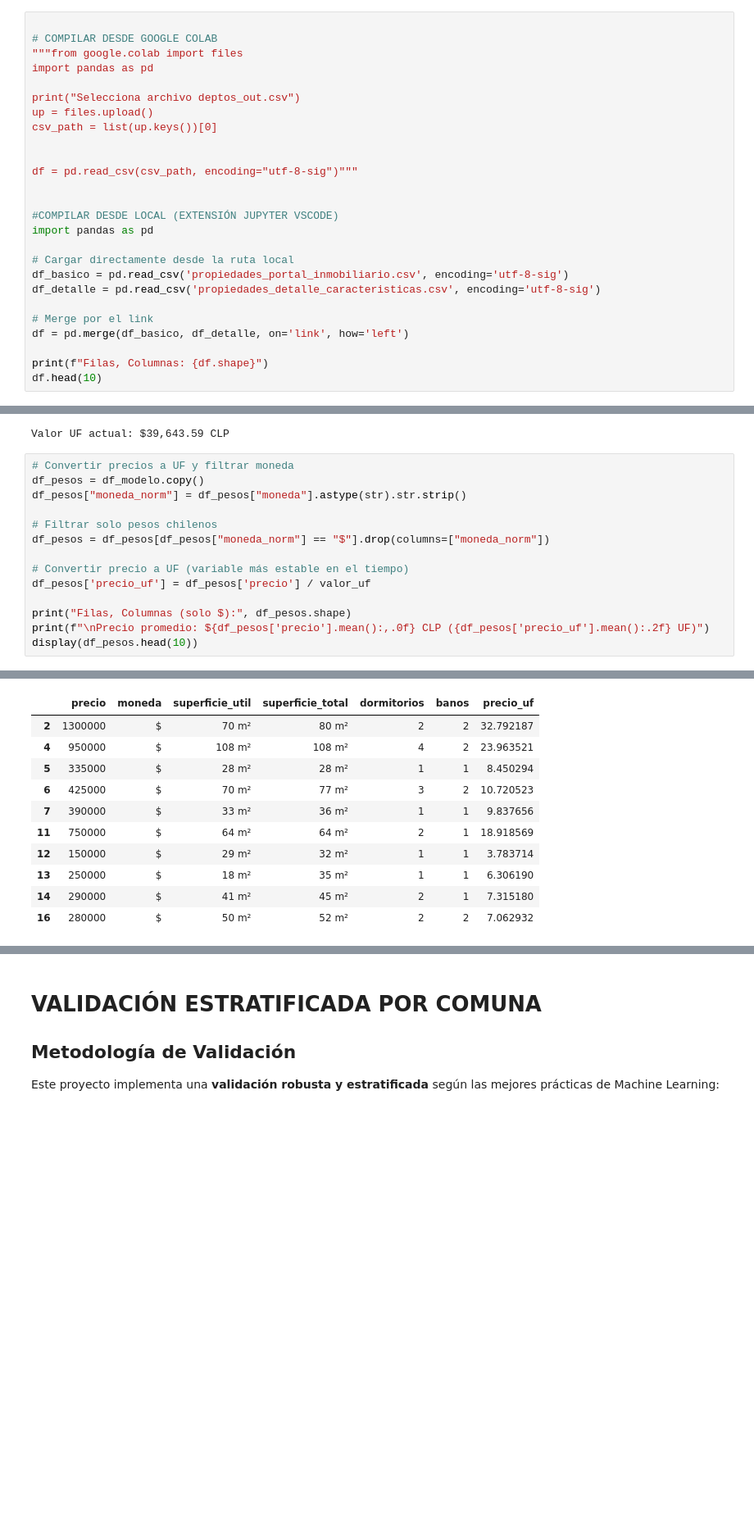
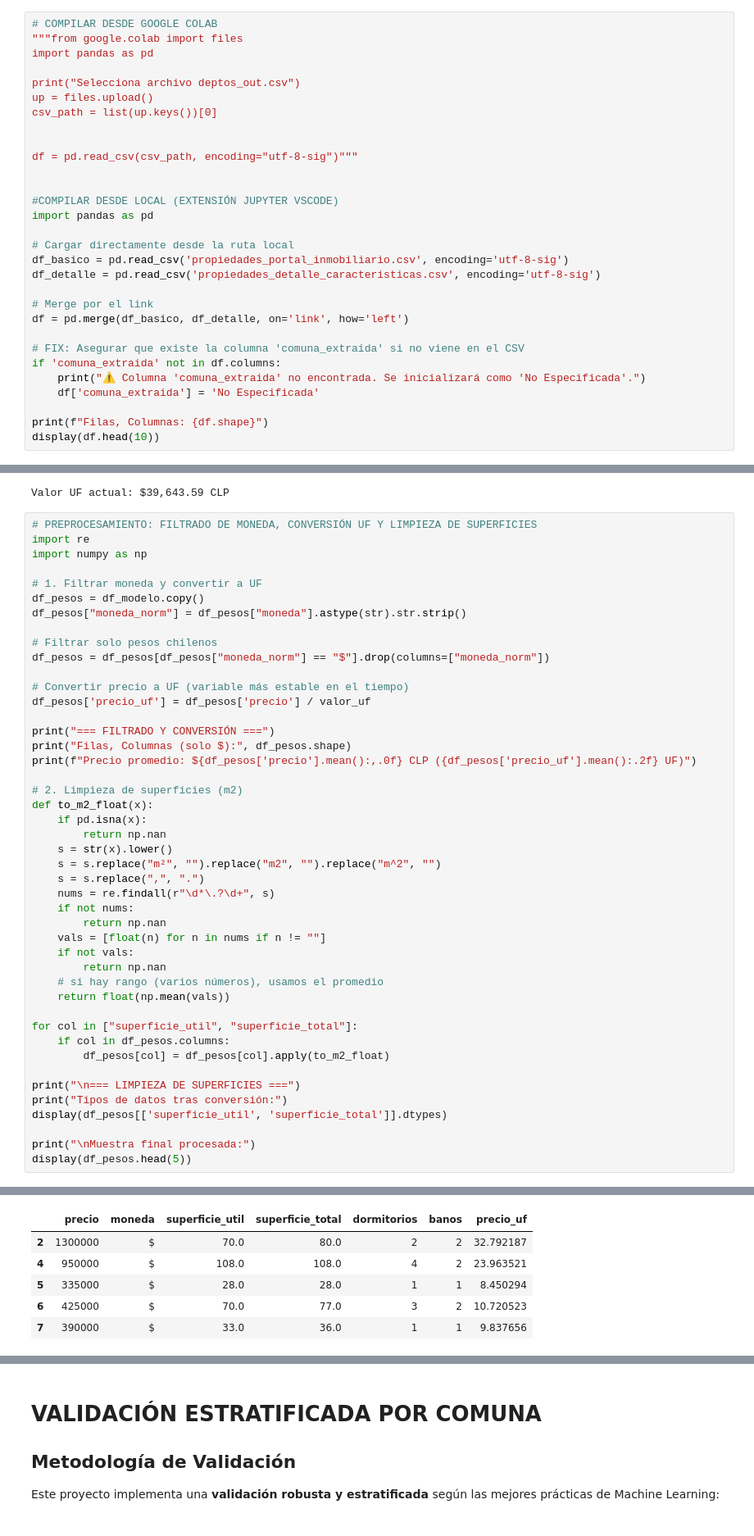
Before and after one commit to alexisnasus/data-science, a Jupyter notebook: Proyecto_Data_Science.ipynb, the cells around one changed output, grey strips where cells are left out. Shown at 82% size. Cells and saved outputs as stored; diff of their text form; blank space fills up the shorter version.

```diff
--- a/Proyecto_Data_Science.ipynb
+++ b/Proyecto_Data_Science.ipynb
@@ -1,5 +1,4 @@
 # %%
-
 # COMPILAR DESDE GOOGLE COLAB
 """from google.colab import files
 import pandas as pd
@@ -22,6 +21,11 @@ df_detalle = pd.read_csv('propiedades_detalle_caracteristicas.csv', encoding='ut
 # Merge por el link
 df = pd.merge(df_basico, df_detalle, on='link', how='left')
 
+# FIX: Asegurar que existe la columna 'comuna_extraida' si no viene en el CSV
+if 'comuna_extraida' not in df.columns:
+    print("⚠️ Columna 'comuna_extraida' no encontrada. Se inicializará como 'No Especificada'.")
+    df['comuna_extraida'] = 'No Especificada'
+
 print(f"Filas, Columnas: {df.shape}")
-df.head(10)
+display(df.head(10))
 # %% [output]
@@ -760,7 +677,11 @@ df['valor_uf_referencia'] = valor_uf
 # %% [output]
 Valor UF actual: $39,643.59 CLP
 # %%
-# Convertir precios a UF y filtrar moneda
+# PREPROCESAMIENTO: FILTRADO DE MONEDA, CONVERSIÓN UF Y LIMPIEZA DE SUPERFICIES
+import re
+import numpy as np
+
+# 1. Filtrar moneda y convertir a UF
 df_pesos = df_modelo.copy()
 df_pesos["moneda_norm"] = df_pesos["moneda"].astype(str).str.strip()
 
@@ -770,7 +691,34 @@ df_pesos = df_pesos[df_pesos["moneda_norm"] == "$"].drop(columns=["moneda_norm"]
 # Convertir precio a UF (variable más estable en el tiempo)
 df_pesos['precio_uf'] = df_pesos['precio'] / valor_uf
 
+print("=== FILTRADO Y CONVERSIÓN ===")
 print("Filas, Columnas (solo $):", df_pesos.shape)
-print(f"\nPrecio promedio: ${df_pesos['precio'].mean():,.0f} CLP ({df_pesos['precio_uf'].mean():.2f} UF)")
-display(df_pesos.head(10))
+print(f"Precio promedio: ${df_pesos['precio'].mean():,.0f} CLP ({df_pesos['precio_uf'].mean():.2f} UF)")
+
+# 2. Limpieza de superficies (m2)
+def to_m2_float(x):
+    if pd.isna(x):
+        return np.nan
+    s = str(x).lower()
+    s = s.replace("m²", "").replace("m2", "").replace("m^2", "")
+    s = s.replace(",", ".")
+    nums = re.findall(r"\d*\.?\d+", s)
+    if not nums:
+        return np.nan
+    vals = [float(n) for n in nums if n != ""]
+    if not vals:
+        return np.nan
+    # si hay rango (varios números), usamos el promedio
+    return float(np.mean(vals))
+
+for col in ["superficie_util", "superficie_total"]:
+    if col in df_pesos.columns:
+        df_pesos[col] = df_pesos[col].apply(to_m2_float)
+
+print("\n=== LIMPIEZA DE SUPERFICIES ===")
+print("Tipos de datos tras conversión:")
+display(df_pesos[['superficie_util', 'superficie_total']].dtypes)
+
+print("\nMuestra final procesada:")
+display(df_pesos.head(5))
 # %% [output]
@@ -780,11 +735,6 @@ Precio promedio: $501,742 CLP (12.66 UF)
 |  | precio | moneda | superficie_util | superficie_total | dormitorios | banos | precio_uf |
-| 2 | 1300000 | $ | 70 m² | 80 m² | 2 | 2 | 32.792187 |
-| 4 | 950000 | $ | 108 m² | 108 m² | 4 | 2 | 23.963521 |
-| 5 | 335000 | $ | 28 m² | 28 m² | 1 | 1 | 8.450294 |
-| 6 | 425000 | $ | 70 m² | 77 m² | 3 | 2 | 10.720523 |
-| 7 | 390000 | $ | 33 m² | 36 m² | 1 | 1 | 9.837656 |
-| 11 | 750000 | $ | 64 m² | 64 m² | 2 | 1 | 18.918569 |
-| 12 | 150000 | $ | 29 m² | 32 m² | 1 | 1 | 3.783714 |
-| 13 | 250000 | $ | 18 m² | 35 m² | 1 | 1 | 6.306190 |
-| 14 | 290000 | $ | 41 m² | 45 m² | 2 | 1 | 7.315180 |
-| 16 | 280000 | $ | 50 m² | 52 m² | 2 | 2 | 7.062932 |
+| 2 | 1300000 | $ | 70.0 | 80.0 | 2 | 2 | 32.792187 |
+| 4 | 950000 | $ | 108.0 | 108.0 | 4 | 2 | 23.963521 |
+| 5 | 335000 | $ | 28.0 | 28.0 | 1 | 1 | 8.450294 |
+| 6 | 425000 | $ | 70.0 | 77.0 | 3 | 2 | 10.720523 |
+| 7 | 390000 | $ | 33.0 | 36.0 | 1 | 1 | 9.837656 |
```
Also changed, not shown: parts of 21 cells of this notebook, 2 other files.
